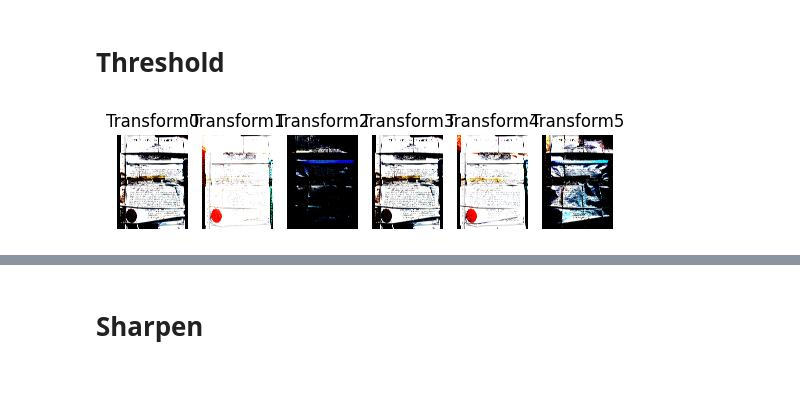
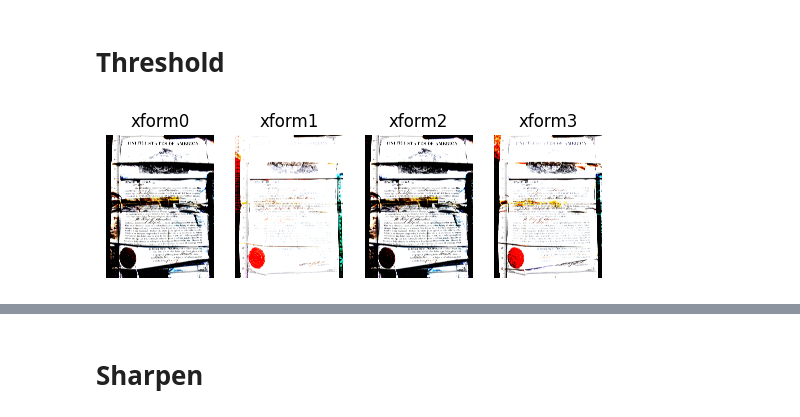
Before and after one commit to blu3crab/AIM, a Jupyter notebook: ipynb/aim_xformer.ipynb, the cells around one changed output, grey strips where cells are left out. Cells and saved outputs as stored; diff of their text form; code cells hidden in the pictures; blank space fills up the shorter version.

Commit message:
cut at xform pipeline

```diff
--- a/ipynb/aim_xformer.ipynb
+++ b/ipynb/aim_xformer.ipynb
@@ -19,12 +46,12 @@ Mounted at /content/gdrive
 import matplotlib.pyplot as plt
 import matplotlib.image as mpimg
 
-gdrive_path = '/content/gdrive/MyDrive/AIM'
-base_name = 'citizen_1864_xform0'
-image_path = '/content/gdrive/MyDrive/AIM/citizen_1864_rescan.jpg'
+#gdrive_path = '/content/gdrive/MyDrive/AIM'
+# base_name = 'citizen_1864_xform0'
+# image_path = '/content/gdrive/MyDrive/AIM/citizen_1864_rescan.jpg'
 
 #aim_util.show_image(image_path)
-img = mpimg.imread(image_path)
+img = mpimg.imread(aim_tuner.source_image_path)
 plt.imshow(img)
 # %% [output]
 <matplotlib.image.AxesImage at 0x...>
@@ -158,27 +194,39 @@ def apply_xform_threshold(gdrive_path, image_path):
     # try varying key input Laplacian parameters: threshold value, type
     thresh_img = threshold(img)
     transformed_images.append(thresh_img)
-    cv2.imwrite(os.path.join(gdrive_path, 'citizen_xform2a.jpg'), thresh_img)
+    # cv2.imwrite(os.path.join(gdrive_path, 'citizen_xform2a.jpg'), thresh_img)
+    cv2.imwrite(os.path.join(gdrive_path, aim_tuner.source_base + aim_tuner.transform_prefix[2] + 'a.jpg'), thresh_img)
+
     thresh_img = threshold(img, thresh_val=50)
     transformed_images.append(thresh_img)
-    cv2.imwrite(os.path.join(gdrive_path, 'citizen_xform2b.jpg'), thresh_img)
-    thresh_img = threshold(img, thresh_val=200, thresh_type=cv2.THRESH_BINARY_INV)
-    transformed_images.append(thresh_img)
-    cv2.imwrite(os.path.join(gdrive_path, 'citizen_xform2c.jpg'), thresh_img)
+    # cv2.imwrite(os.path.join(gdrive_path, 'citizen_xform2b.jpg'), thresh_img)
+    cv2.imwrite(os.path.join(gdrive_path, aim_tuner.source_base + aim_tuner.transform_prefix[2] + 'b.jpg'), thresh_img)
+
+    # thresh_img = threshold(img, thresh_val=200, thresh_type=cv2.THRESH_BINARY_INV)
+    # transformed_images.append(thresh_img)
+    # # cv2.imwrite(os.path.join(gdrive_path, 'citizen_xform2c.jpg'), thresh_img)
+    # cv2.imwrite(os.path.join(gdrive_path, aim_tuner.source_base + aim_tuner.transform_prefix[2] + 'c.jpg'), thresh_img)
+
     thresh_img = threshold(img, thresh_val=127, thresh_type=cv2.THRESH_TRUNC)
     transformed_images.append(thresh_img)
-    cv2.imwrite(os.path.join(gdrive_path, 'citizen_xform2d.jpg'), thresh_img)
+    # cv2.imwrite(os.path.join(gdrive_path, 'citizen_xform2d.jpg'), thresh_img)
+    cv2.imwrite(os.path.join(gdrive_path, aim_tuner.source_base + aim_tuner.transform_prefix[2] + 'c.jpg'), thresh_img)
+
     thresh_img = threshold(img, thresh_val=75, thresh_type=cv2.THRESH_TOZERO_INV)
     transformed_images.append(thresh_img)
-    cv2.imwrite(os.path.join(gdrive_path, 'citizen_xform2e.jpg'), thresh_img)
-    thresh_img = threshold(img, thresh_val=170, thresh_type=cv2.THRESH_OTSU)
-    transformed_images.append(thresh_img)
-    cv2.imwrite(os.path.join(gdrive_path, 'citizen_xform2f.jpg'), thresh_img)
+    # cv2.imwrite(os.path.join(gdrive_path, 'citizen_xform2e.jpg'), thresh_img)
+    cv2.imwrite(os.path.join(gdrive_path, aim_tuner.source_base + aim_tuner.transform_prefix[2] + 'd.jpg'), thresh_img)
+
+    # thresh_img = threshold(img, thresh_val=170, thresh_type=cv2.THRESH_OTSU)
+    # transformed_images.append(thresh_img)
+    # # cv2.imwrite(os.path.join(gdrive_path, 'citizen_xform2f.jpg'), thresh_img)
+    # cv2.imwrite(os.path.join(gdrive_path, aim_tuner.source_base + aim_tuner.transform_prefix[2] + 'f.jpg'), thresh_img)
+
 
     # Display the images side by side
     for i in range(0, len(transformed_images)):
         plt.subplot(1, len(transformed_images), i + 1)
-        plt.title("Transform" + str(i))
+        plt.title("xform" + str(i))
         plt.imshow(transformed_images[i], cmap='gray')
         plt.axis('off')
     plt.show()
@@ -261,6 +369,6 @@ apply_grayscale(image_path, 0.5, 1.3, 1.8)
 # **Threshold**
 # %%
 #aim_xformer.trial_xform_threshold(gdrive_path, image_path)
-apply_xform_threshold(gdrive_path, image_path)
+apply_xform_threshold(gdrive_path, aim_tuner.source_image_path)
 # %% [output]
-[figure, old version]
+[figure, new version]
```
Also changed, not shown: parts of 16 cells of this notebook, 2 other files.
